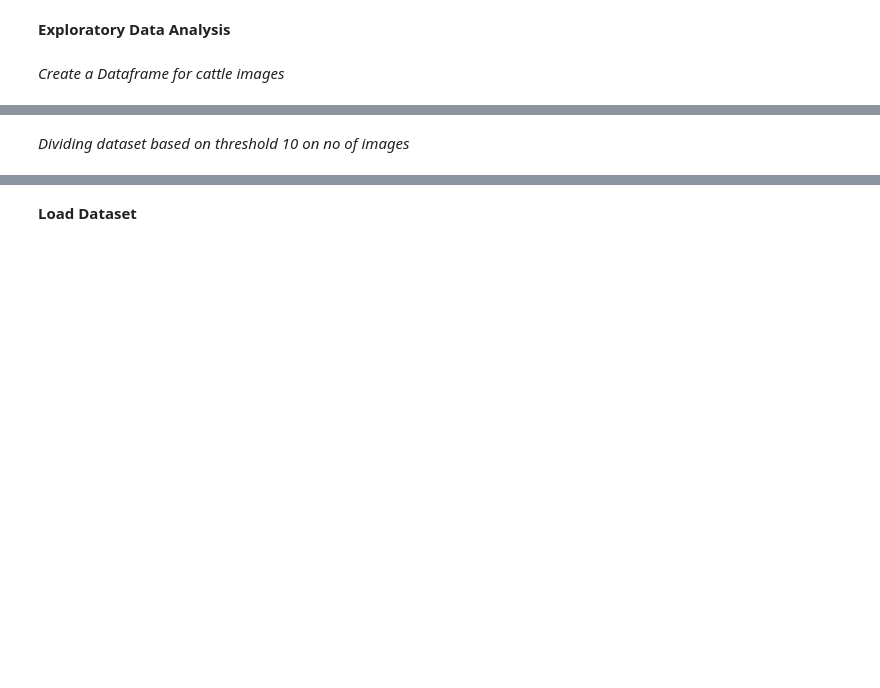
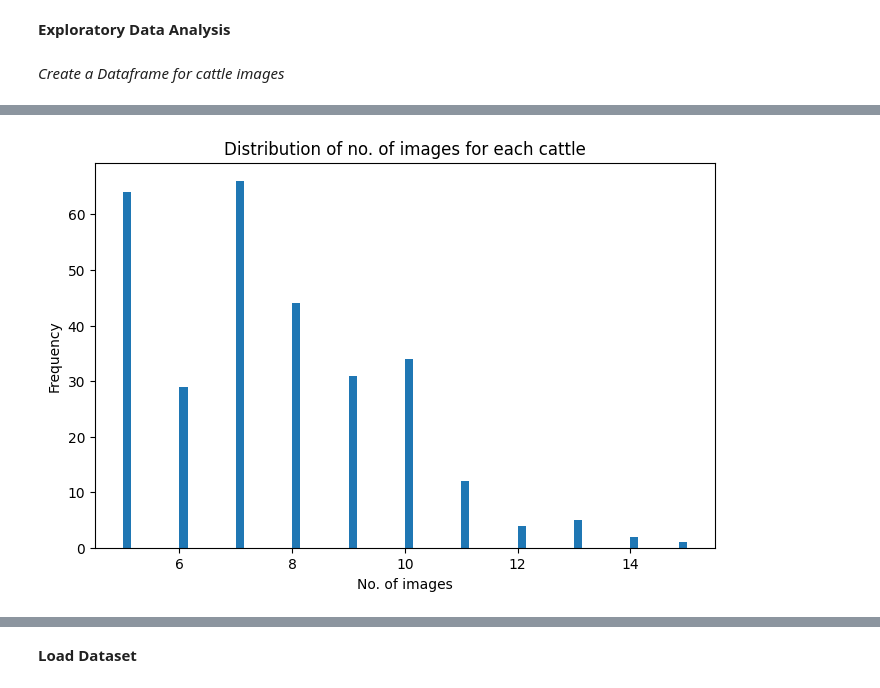
Before and after one commit to arunbailwal30/CattleMuzzle, a Jupyter notebook: MobileNetV2.ipynb, the cells around one changed output, grey strips where cells are left out. Cells and saved outputs as stored; diff of their text form; code cells hidden in the pictures; blank space fills up the shorter version.

```diff
--- a/MobileNetV2.ipynb
+++ b/MobileNetV2.ipynb
@@ -65,12 +81,12 @@ max_val , min_val
 # %%
 plt.figure(figsize=(8, 5))
-plt.hist(df['No_of_images'], bins = 70)
+plt.hist(df_known['No_of_images'], bins = 70)
 plt.xlabel('No. of images')
 plt.ylabel('Frequency')
 plt.title('Distribution of no. of images for each cattle')
 plt.savefig('Distribution_of_no_of_images.jpg')
 plt.show()
 
 plt.close()
+# %% [output]
+[figure, added]
-# %% [markdown]
-*Dividing dataset based on threshold 10 on no of images*
```
Also changed, not shown: parts of 67 cells of this notebook.
